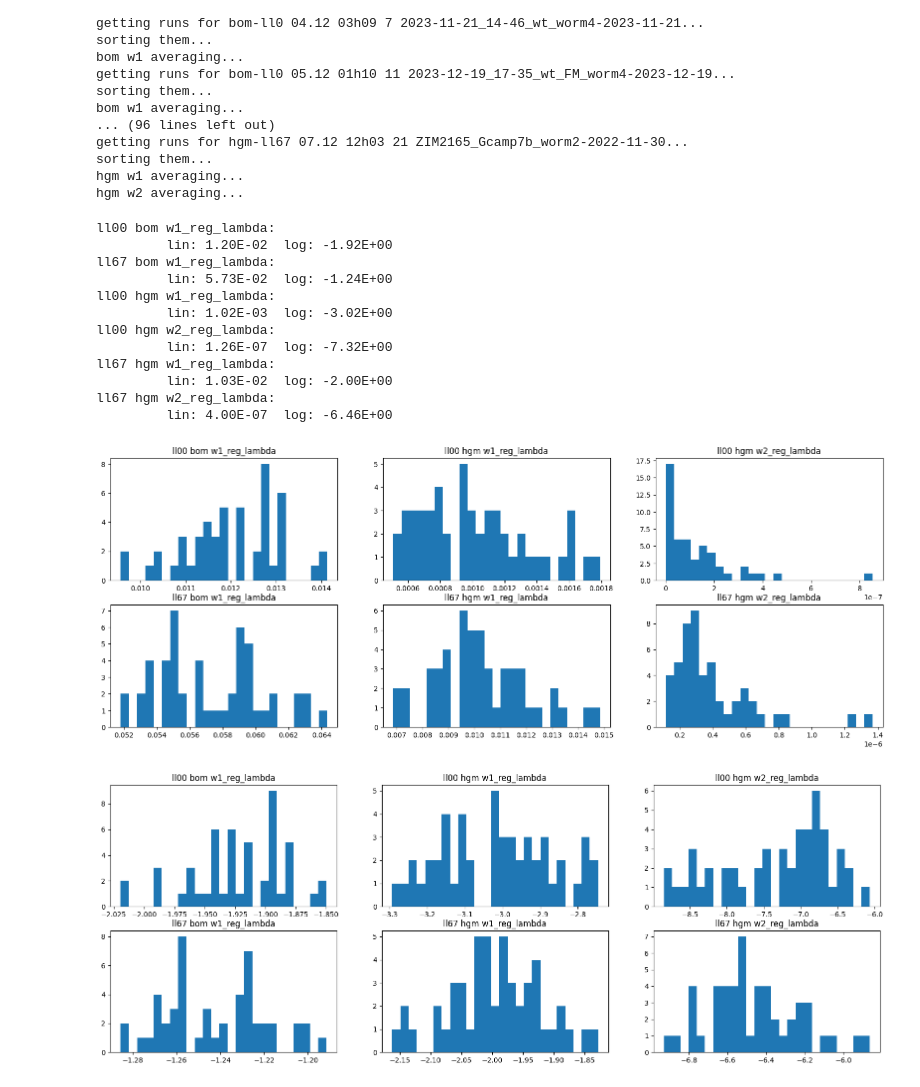
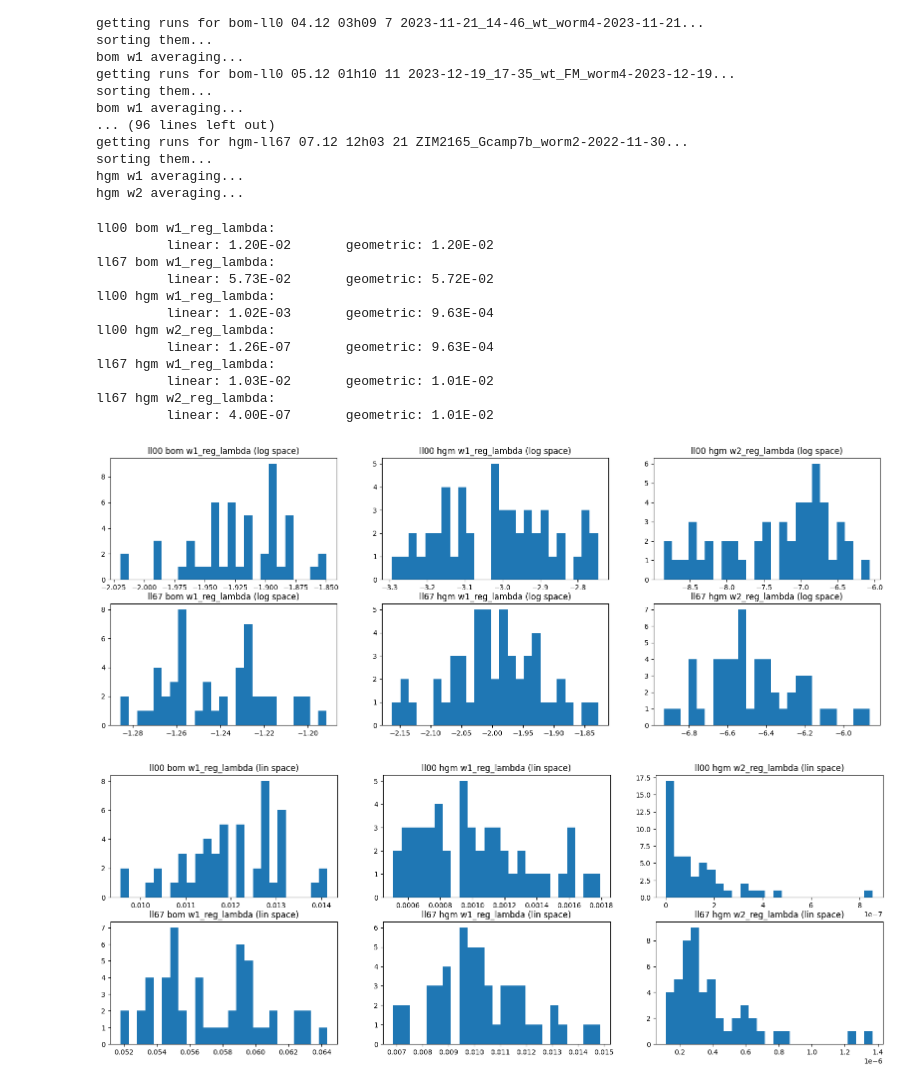
Before and after one commit to julian-zim/higama, a Jupyter notebook: organisms/worm-2025-fieseler/sweep/query-sweeps.ipynb, the cells around one changed output. Saved outputs shown, nothing was run; the diff lists cells and outputs as text; code cells hidden in the pictures.

Commit message:
fixed mean

```diff
--- a/organisms/worm-2025-fieseler/sweep/query-sweeps.ipynb
+++ b/organisms/worm-2025-fieseler/sweep/query-sweeps.ipynb
@@ -54,14 +54,14 @@ hyperparams = {
 				'all': np.empty(shape=()),
 				'mean': {
 					'linear': -1.,
-					'logarithmic': -1.,
+					'geometric': -1.,
 				},
 			},
 			'w2_reg_lambda': {
 				'all': np.empty(shape=()),
 				'mean': {
 					'linear': -1.,
-					'logarithmic': -1.,
+					'geometric': -1.,
 				},
 			},
 		},
@@ -70,7 +70,7 @@ hyperparams = {
 				'all': np.empty(shape=()),
 				'mean': {
 					'linear': -1.,
-					'logarithmic': -1.,
+					'geometric': -1.,
 				},
 			},
 		},
@@ -81,14 +81,14 @@ hyperparams = {
 				'all': np.empty(shape=()),
 				'mean': {
 					'linear': -1.,
-					'logarithmic': -1.,
+					'geometric': -1.,
 				},
 			},
 			'w2_reg_lambda': {
 				'all': np.empty(shape=()),
 				'mean': {
 					'linear': -1.,
-					'logarithmic': -1.,
+					'geometric': -1.,
 				},
 			},
 		},
@@ -97,7 +97,7 @@ hyperparams = {
 				'all': np.empty(shape=()),
 				'mean': {
 					'linear': -1.,
-					'logarithmic': -1.,
+					'geometric': -1.,
 				},
 			},
 		},
@@ -121,14 +121,14 @@ for ll in ['ll00', 'll67']:
 			best_w1_reg_lambdas = np.array([run.config['w1_reg_lambda'] for run in best_runs])
 			hyperparams[ll][model]['w1_reg_lambda']['all'] = best_w1_reg_lambdas
 			hyperparams[ll][model]['w1_reg_lambda']['mean']['linear'] = np.mean(best_w1_reg_lambdas)
-			hyperparams[ll][model]['w1_reg_lambda']['mean']['logarithmic'] = np.mean(np.log10(best_w1_reg_lambdas))
+			hyperparams[ll][model]['w1_reg_lambda']['mean']['geometric'] = np.power(10, np.mean(np.log10(best_w1_reg_lambdas)))
 
 			if model == 'hgm':
 				print(f'{model} w2 averaging...')
 				best_w2_reg_lambdas = np.array([run.config['w2_reg_lambda'] for run in best_runs])
 				hyperparams[ll][model]['w2_reg_lambda']['all'] = best_w2_reg_lambdas
 				hyperparams[ll][model]['w2_reg_lambda']['mean']['linear'] = np.mean(best_w2_reg_lambdas)
-				hyperparams[ll][model]['w2_reg_lambda']['mean']['logarithmic'] = np.mean(np.log10(best_w2_reg_lambdas))
+				hyperparams[ll][model]['w2_reg_lambda']['mean']['geometric'] = np.power(10, np.mean(np.log10(best_w1_reg_lambdas)))
 # %% [output]
 getting runs for bom-ll0 02.12 08h22 0 2022-11-23_worm10...
 sorting them...
@@ -158,36 +158,44 @@ for model in ['bom', 'hgm']:
 	for ll in ['ll00', 'll67']:
 		for param in ['w1_reg_lambda', 'w2_reg_lambda']:
 			if param in hyperparams[ll][model].keys():
-				print(f'{ll} {model} {param}:\n\t', f'lin: {hyperparams[ll][model][param]['mean']['linear']:.2E}\tlog: {hyperparams[ll][model][param]['mean']['logarithmic']:.2E}')
+				print(f'{ll} {model} {param}:\n\t', f'linear: {hyperparams[ll][model][param]['mean']['linear']:.2E}\tgeometric: {hyperparams[ll][model][param]['mean']['geometric']:.2E}')
 # %% [output]
 ll00 bom w1_reg_lambda:
-         lin: 1.20E-02  log: -1.92E+00
+         linear: 1.20E-02       geometric: 1.20E-02
 ll67 bom w1_reg_lambda:
-         lin: 5.73E-02  log: -1.24E+00
+         linear: 5.73E-02       geometric: 5.72E-02
 ll00 hgm w1_reg_lambda:
-         lin: 1.02E-03  log: -3.02E+00
+         linear: 1.02E-03       geometric: 9.63E-04
 ll00 hgm w2_reg_lambda:
-         lin: 1.26E-07  log: -7.32E+00
+         linear: 1.26E-07       geometric: 9.63E-04
 ll67 hgm w1_reg_lambda:
-         lin: 1.03E-02  log: -2.00E+00
+         linear: 1.03E-02       geometric: 1.01E-02
 ll67 hgm w2_reg_lambda:
-         lin: 4.00E-07  log: -6.46E+00
+         linear: 4.00E-07       geometric: 1.01E-02
+# %%
+hist = True
 # %%
 fig, axes = plt.subplots(2, 3, figsize=(20, 7))
 idx = 0
 for ll in ['ll00', 'll67']:
 	for model in ['bom', 'hgm']:
 		for param in ['w1_reg_lambda', 'w2_reg_lambda']:
 			if param in hyperparams[ll][model].keys():
 				means = hyperparams[ll][model][param]['mean']
 				values = hyperparams[ll][model][param]['all']
-				axes[idx // 3, idx % 3].hist(values, bins=25)
-				axes[idx // 3, idx % 3].set_title(f'{ll} {model} {param}')
+				axes[idx // 3, idx % 3].set_title(f'{ll} {model} {param} (log space)')
+				if hist:
+					axes[idx // 3, idx % 3].hist(np.log10(values), bins=25)
+				else:
+					axes[idx // 3, idx % 3].plot(np.log10(values), marker='o', linestyle='None')
+					axes[idx // 3, idx % 3].plot(np.repeat(np.mean(np.log10(values)), values.shape[0]), label='log space mean')
+					axes[idx // 3, idx % 3].plot(np.repeat(np.log10(np.mean(values)), values.shape[0]), label='lin space mean')
+					axes[idx // 3, idx % 3].legend()
 				idx += 1
 			else:
 				continue
 # %% [output]
-[figure, old version]
+[figure, new version]
 # %%
 fig, axes = plt.subplots(2, 3, figsize=(20, 7))
 idx = 0
@@ -197,10 +205,16 @@ for ll in ['ll00', 'll67']:
 			if param in hyperparams[ll][model].keys():
 				means = hyperparams[ll][model][param]['mean']
 				values = hyperparams[ll][model][param]['all']
-				axes[idx // 3, idx % 3].hist(np.log10(values), bins=25)
-				axes[idx // 3, idx % 3].set_title(f'{ll} {model} {param}')
+				axes[idx // 3, idx % 3].set_title(f'{ll} {model} {param} (lin space)')
+				if hist:
+					axes[idx // 3, idx % 3].hist(values, bins=25)
+				else:
+					axes[idx // 3, idx % 3].plot(values, marker='o', linestyle='None')
+					axes[idx // 3, idx % 3].plot(np.repeat(np.mean(values), values.shape[0]), label='lin space mean')
+					axes[idx // 3, idx % 3].plot(np.repeat(np.power(10, np.mean(np.log10(values))), values.shape[0]), label='log space mean')
+					axes[idx // 3, idx % 3].legend()
 				idx += 1
 			else:
 				continue
 # %% [output]
-[figure, old version]
+[figure, new version]
```
Also changed, not shown: 20 other files.
